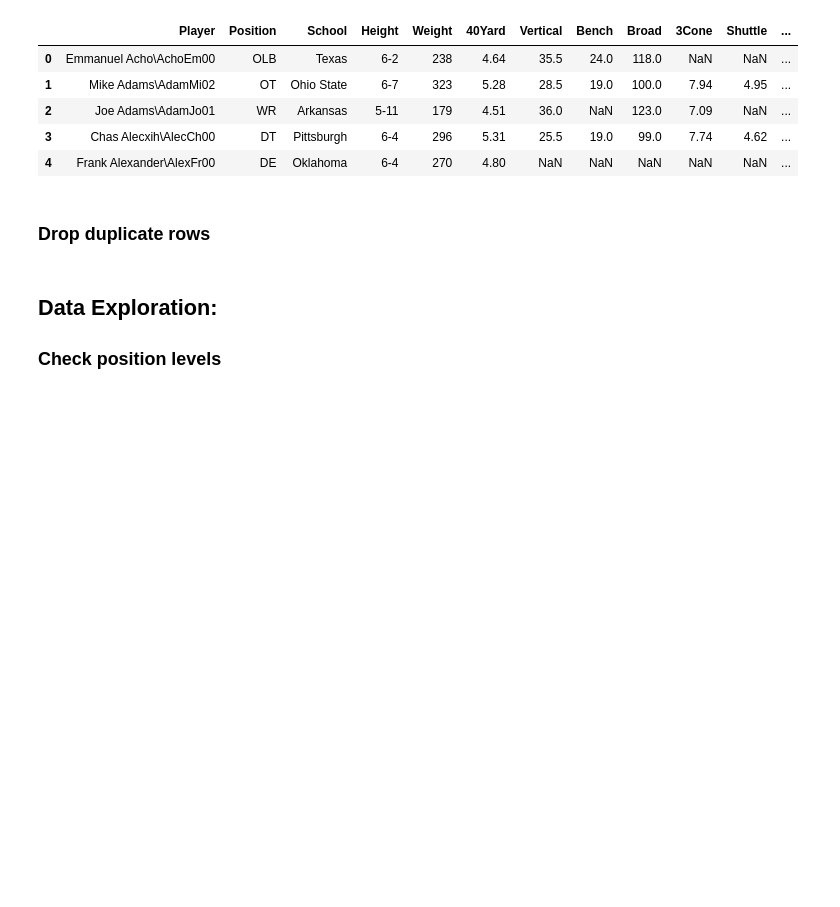
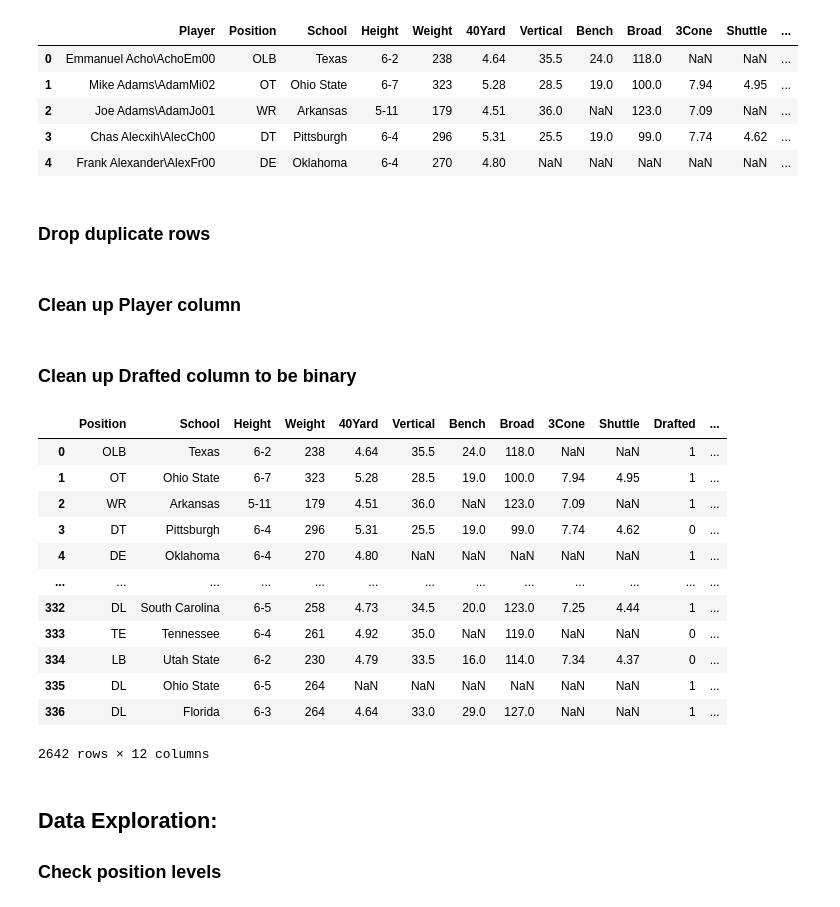
Before and after one commit to b-gar/NFL-Combine, a Jupyter notebook: combine.ipynb, the cells around one changed output. Drawn from its saved outputs; the diff is of its cells as text; code cells hidden in the pictures; blank space fills up the shorter version.

```diff
--- a/combine.ipynb
+++ b/combine.ipynb
@@ -54,3 +54,5 @@ df.head()
 ### Drop duplicate rows
 # %%
 df = df.drop_duplicates(subset = "Player")
+# %% [markdown]
+### Clean up Player column
@@ -56,0 +63,2 @@ df = df.drop_duplicates(subset = "Player")
+# %% [markdown]
+### Clean up Drafted column to be binary
@@ -57,3 +67,19 @@ df = df.drop_duplicates(subset = "Player")
+# %%
+df
+# %% [output]
+|  | Position | School | Height | Weight | 40Yard | Vertical | Bench | Broad | 3Cone | Shuttle | Drafted | ... |
+| 0 | OLB | Texas | 6-2 | 238 | 4.64 | 35.5 | 24.0 | 118.0 | NaN | NaN | 1 | ... |
+| 1 | OT | Ohio State | 6-7 | 323 | 5.28 | 28.5 | 19.0 | 100.0 | 7.94 | 4.95 | 1 | ... |
+| 2 | WR | Arkansas | 5-11 | 179 | 4.51 | 36.0 | NaN | 123.0 | 7.09 | NaN | 1 | ... |
+| 3 | DT | Pittsburgh | 6-4 | 296 | 5.31 | 25.5 | 19.0 | 99.0 | 7.74 | 4.62 | 0 | ... |
+| 4 | DE | Oklahoma | 6-4 | 270 | 4.80 | NaN | NaN | NaN | NaN | NaN | 1 | ... |
+| ... | ... | ... | ... | ... | ... | ... | ... | ... | ... | ... | ... | ... |
+| 332 | DL | South Carolina | 6-5 | 258 | 4.73 | 34.5 | 20.0 | 123.0 | 7.25 | 4.44 | 1 | ... |
+| 333 | TE | Tennessee | 6-4 | 261 | 4.92 | 35.0 | NaN | 119.0 | NaN | NaN | 0 | ... |
+| 334 | LB | Utah State | 6-2 | 230 | 4.79 | 33.5 | 16.0 | 114.0 | 7.34 | 4.37 | 0 | ... |
+| 335 | DL | Ohio State | 6-5 | 264 | NaN | NaN | NaN | NaN | NaN | NaN | 1 | ... |
+| 336 | DL | Florida | 6-3 | 264 | 4.64 | 33.0 | 29.0 | 127.0 | NaN | NaN | 1 | ... |
+2642 rows × 12 columns
 # %% [markdown]
 ## Data Exploration:
 
```
Also changed, not shown: parts of 30 cells of this notebook.
